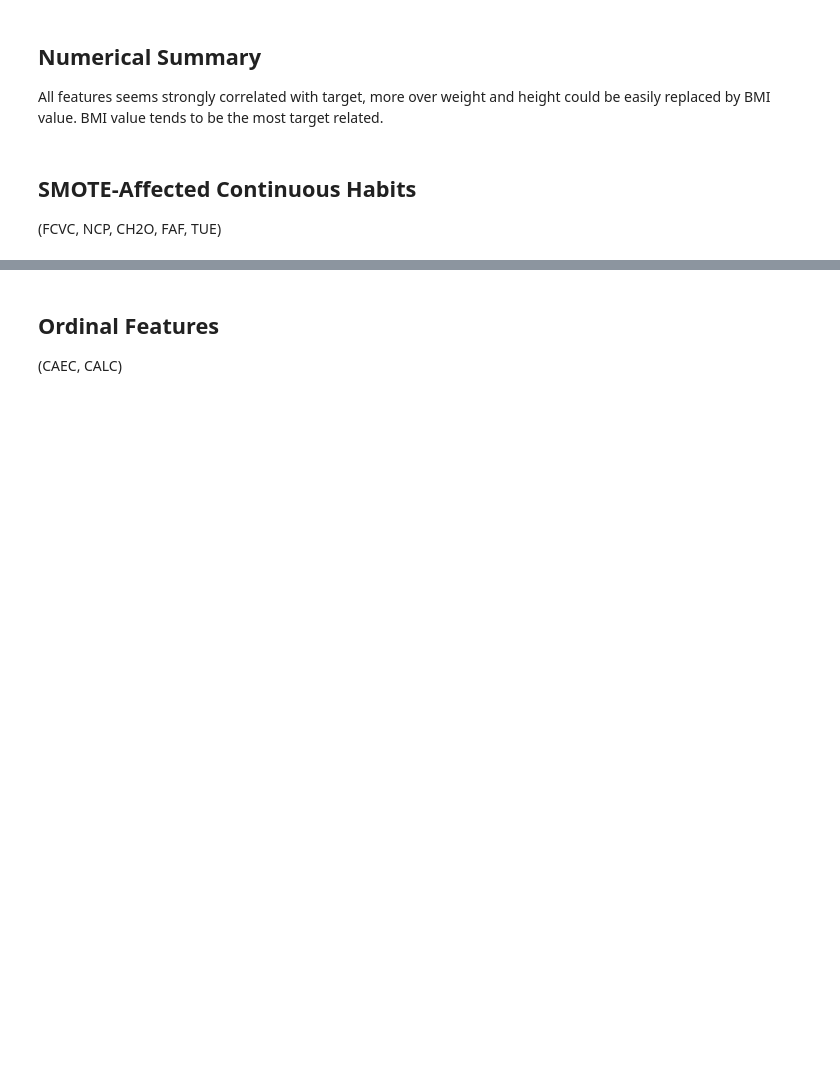
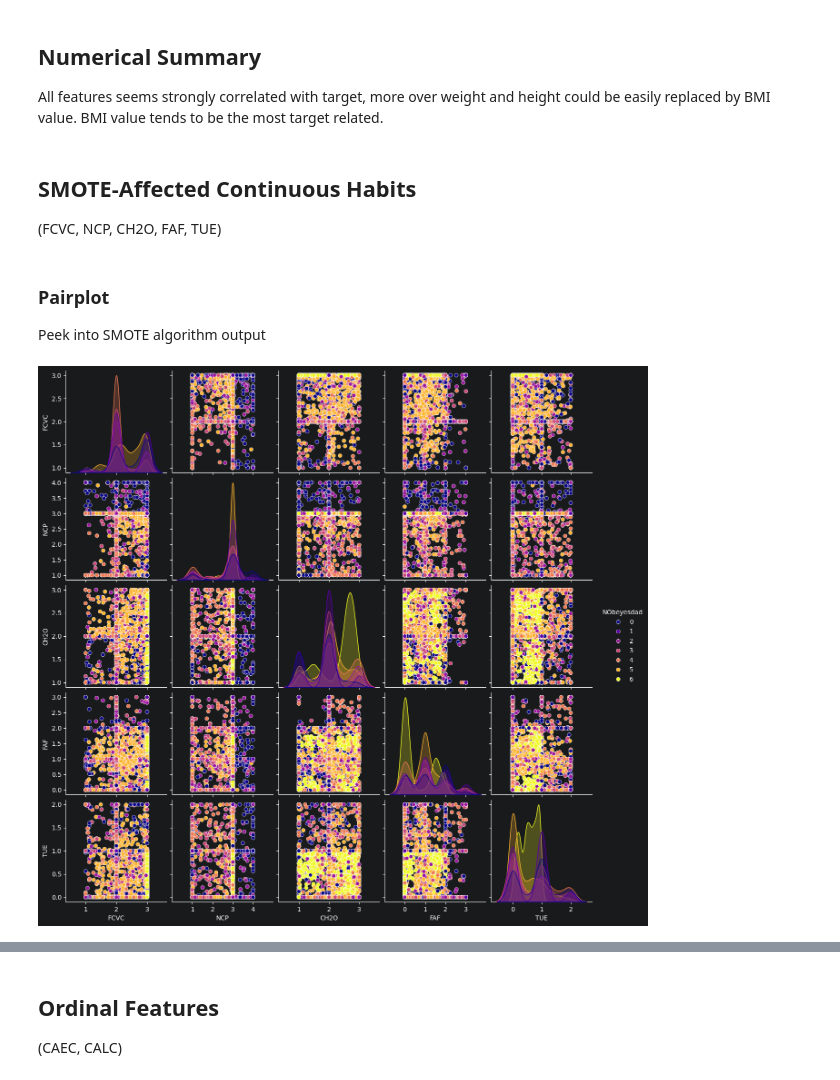
Before and after one commit to xXKeNdAmAmAsTeRXx/Deep_Learning_Labs, a Jupyter notebook: Lab_14_15-project/2_EDA.ipynb, the cells around one changed output, grey strips where cells are left out. Cells and saved outputs as stored; diff of their text form; code cells hidden in the pictures; blank space fills up the shorter version.

Commit message:
EDA of habits features

```diff
--- a/Lab_14_15-project/2_EDA.ipynb
+++ b/Lab_14_15-project/2_EDA.ipynb
@@ -294,3 +296,14 @@ BMI value tends to be the most target related.
 # %% [markdown]
 ## SMOTE-Affected Continuous Habits
 (FCVC, NCP, CH2O, FAF, TUE)
+# %% [markdown]
+### Pairplot
+Peek into SMOTE algorithm output
+# %%
+habits_col = ['FCVC', 'NCP', 'CH2O', 'FAF', 'TUE']
+
+habit_target = pd.concat([X_sample[habits_col], y_sample], axis=1)
+sns.pairplot(data=habit_target, hue='NObeyesdad', palette='plasma')
+plt.show()
+# %% [output]
+[figure, added]
```
Also changed, not shown: parts of 6 cells of this notebook.
